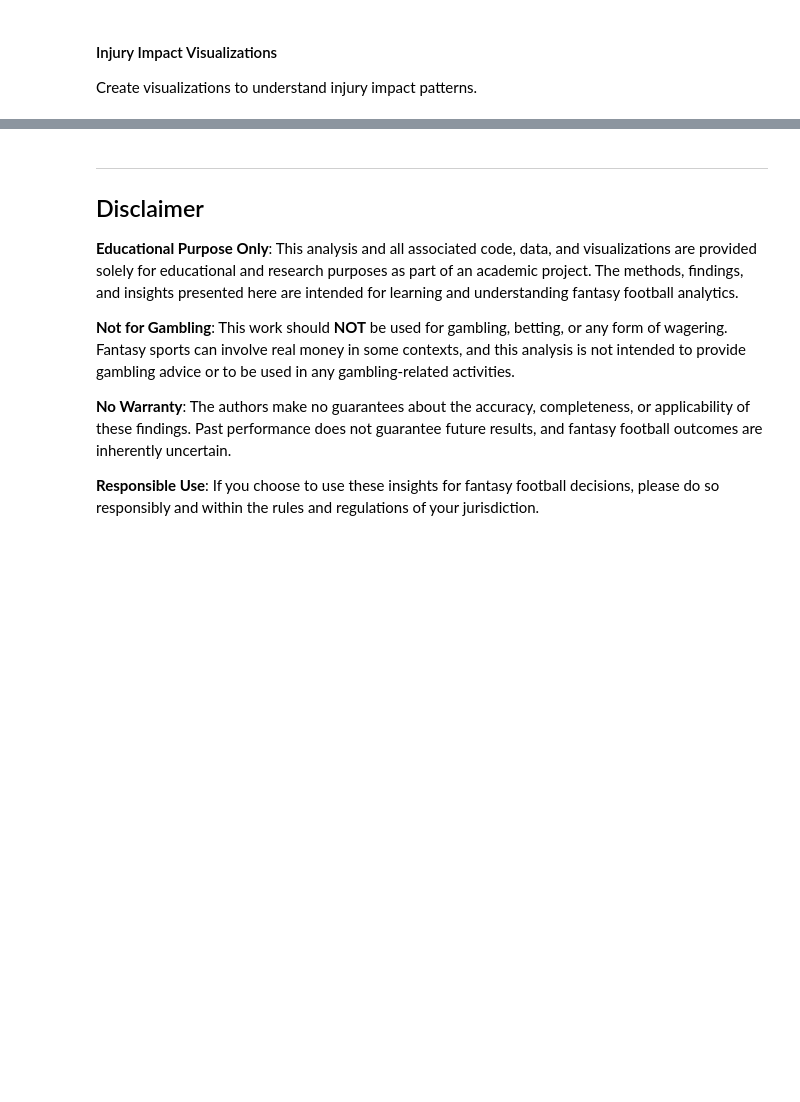
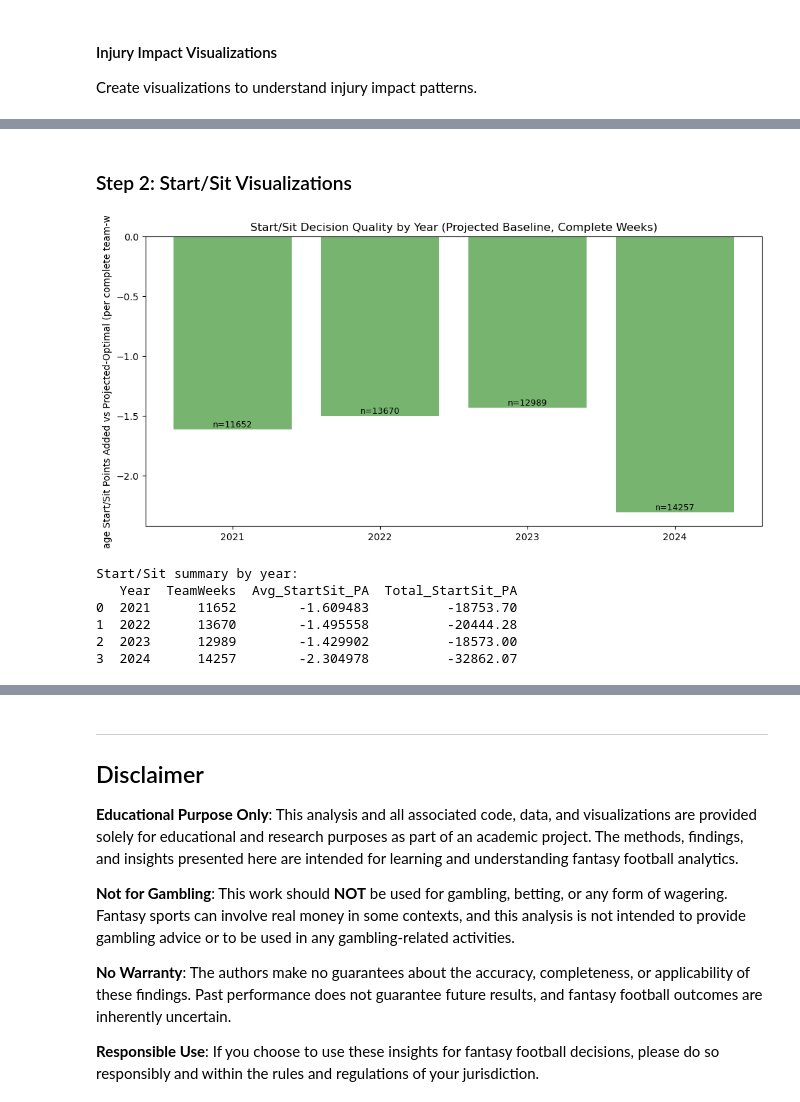
Before and after one commit to tmorgan251/fantasy_football, a Jupyter notebook: Fantasy_Football_Analysis.ipynb, the cells around one changed output, grey strips where cells are left out. Cells and saved outputs as stored; diff of their text form; code cells hidden in the pictures; blank space fills up the shorter version.

Commit message:
updated and cleaned notebook

```diff
--- a/Fantasy_Football_Analysis.ipynb
+++ b/Fantasy_Football_Analysis.ipynb
@@ -227,6 +225,18 @@ print(f"\n✓ Pipeline complete! Processed {len(draft_with_valid):,} draft picks
 
 Calculate expected values using multiple baselines and score all picks.
 # %%
+# Extract filtered lineups and optimal selections from the analyzer
+# These were computed during the pipeline and stored as instance variables
+lineups_filt = analyzer.lineups_filt
+optimal_selected = analyzer.optimal_selected
+
+if lineups_filt is None or optimal_selected is None:
+    raise ValueError("Pipeline did not compute lineups_filt and optimal_selected. "
+                     "Make sure run_full_pipeline was called with compute_optimal=True")
+
+print(f"Extracted lineups_filt: {len(lineups_filt):,} records")
+print(f"Extracted optimal_selected: {len(optimal_selected):,} records")
+
 # Compute expected values using multiple baselines
 expected_by_pick_year, expected_by_pick_pooled, expected_by_pick_poly = analyzer.compute_expected_values(
     estimator="trimmed_mean",  # Robust estimator
@@ -245,7 +255,7 @@ draft_scored = analyzer.score_picks(
 # Save scored draft data
 draft_scored_path = analyzer.out_dir / "draft_scored_all_baselines.csv"
 draft_scored.to_csv(draft_scored_path, index=False)
-print(f"\n✓ Saved scored draft data to {draft_scored_path}")
+print(f"\nSaved scored draft data to {draft_scored_path}")
 print(f"  Total picks scored: {len(draft_scored):,}")
 
 # Preview results
@@ -718,0 +919,14 @@ Top 10 Injury Impact Combinations (by average point differential):
+# %%
+# Compute start/sit metrics using projected-optimal baseline
+# This compares actual starter points to what the optimal lineup would have scored
+# (based on projected points, not hindsight)
+startsit_weekly, startsit_weekly_clean = analyzer.compute_startsit_metrics(
+    lineups_filt,
+    slot_counts={"QB": 1, "RB": 2, "WR": 2, "TE": 1, "FLEX": 1, "K": 1, "D/ST": 1},
+    flex_eligible={"RB", "WR", "TE"}
+)
+
+print(f"Total team-weeks analyzed: {len(startsit_weekly):,}")
+print(f"Complete team-weeks (used for analysis): {len(startsit_weekly_clean):,}")
+print(f"\nStart/Sit points added summary:")
+print(startsit_weekly_clean[["StartSit_PA", "StartSit_ProjGap"]].describe())
@@ -718,0 +947,16 @@ Top 10 Injury Impact Combinations (by average point differential):
+# %% [markdown]
+### Step 2: Start/Sit Visualizations
+# %%
+# Average Start/Sit points added by year
+startsit_summary = analyzer.plot_startsit_by_year(startsit_weekly_clean)
+
+print("\nStart/Sit summary by year:")
+print(startsit_summary)
+# %% [output]
+[figure, added]
+Start/Sit summary by year:
+   Year  TeamWeeks  Avg_StartSit_PA  Total_StartSit_PA
+0  2021      11652        -1.609483          -18753.70
+1  2022      13670        -1.495558          -20444.28
+2  2023      12989        -1.429902          -18573.00
+3  2024      14257        -2.304978          -32862.07
```
Also changed, not shown: parts of 60 cells of this notebook, 3 other files.
